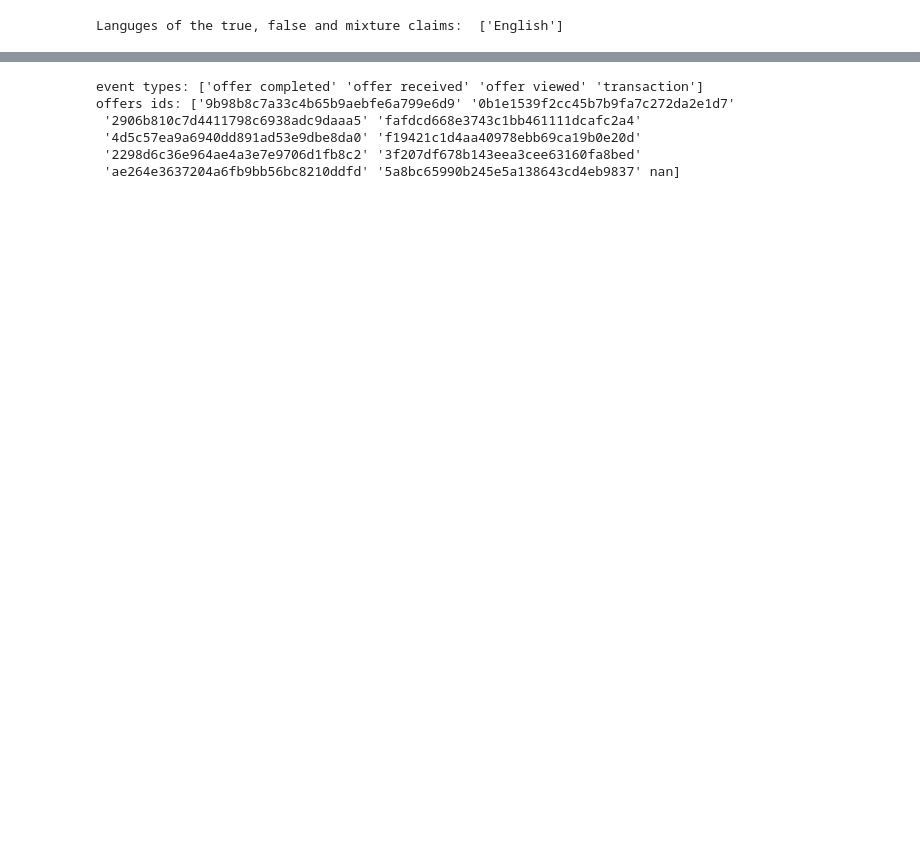
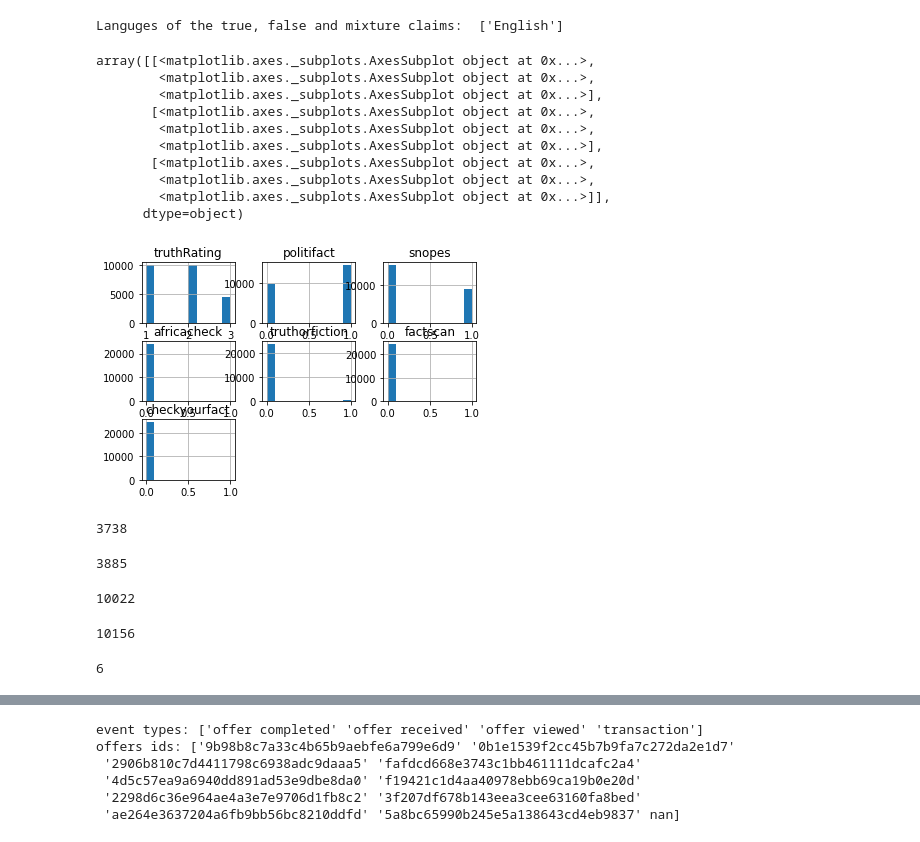
Before and after one commit to EnsiyehRaoufi/Claims-Knowledge-Graph, a Jupyter notebook: ClaimsKG.ipynb, the cells around one changed output, grey strips where cells are left out. Drawn from its saved outputs; the diff is of its cells as text; code cells hidden in the pictures; blank space fills up the shorter version.

```diff
--- a/ClaimsKG.ipynb
+++ b/ClaimsKG.ipynb
@@ -158,9 +162,9 @@ array(['politifact', 'snopes', 'africacheck', 'truthorfiction',
 
 #One-hot encoding of the events column and deleting the event itself
 for chan in source_list:
-    claims_true[chan] = claimskg.source.apply(lambda x: 1 if x==chan else 0)
-claims_true.pop('source')
-claims_true
+    claimskg[chan] = claimskg.source.apply(lambda x: 1 if x==chan else 0)
+claimskg.pop('source')
+claimskg
 # %% [output]
 |  | id | text | date | truthRating | ratingName | author | headline | named_entities_claim | ... |
 | 0 | http://data.gesis.org/claimskg/cl... | 'There will be no public funding ... | 2010-03-21 | 3 | True | Bart Stupak | Stupak revises abortion stance on... | Abortion rights,Barack Obama,Bart... | ... |
@@ -180,3 +186,37 @@ claims_true
 print("Languges of the true, false and mixture claims: ", claimskg.language.unique())
 # %% [output]
 Languges of the true, false and mixture claims:  ['English']
+# %%
+claimskg.hist()
+# %% [output]
+array([[<matplotlib.axes._subplots.AxesSubplot object at 0x...>,
+        <matplotlib.axes._subplots.AxesSubplot object at 0x...>,
+        <matplotlib.axes._subplots.AxesSubplot object at 0x...>],
+       [<matplotlib.axes._subplots.AxesSubplot object at 0x...>,
+        <matplotlib.axes._subplots.AxesSubplot object at 0x...>,
+        <matplotlib.axes._subplots.AxesSubplot object at 0x...>],
+       [<matplotlib.axes._subplots.AxesSubplot object at 0x...>,
+        <matplotlib.axes._subplots.AxesSubplot object at 0x...>,
+        <matplotlib.axes._subplots.AxesSubplot object at 0x...>]],
+      dtype=object)
+[figure, added]
+# %%
+len(claimskg.date.unique())
+# %% [output]
+3738
+# %%
+len(claimskg.author.unique())
+# %% [output]
+3885
+# %%
+len(claimskg.named_entities_article.unique())
+# %% [output]
+10022
+# %%
+len(claimskg.keywords.unique())
+# %% [output]
+10156
+# %%
+len(claimskg.sourceURL.unique())
+# %% [output]
+6
```
Also changed, not shown: parts of 41 cells of this notebook.
